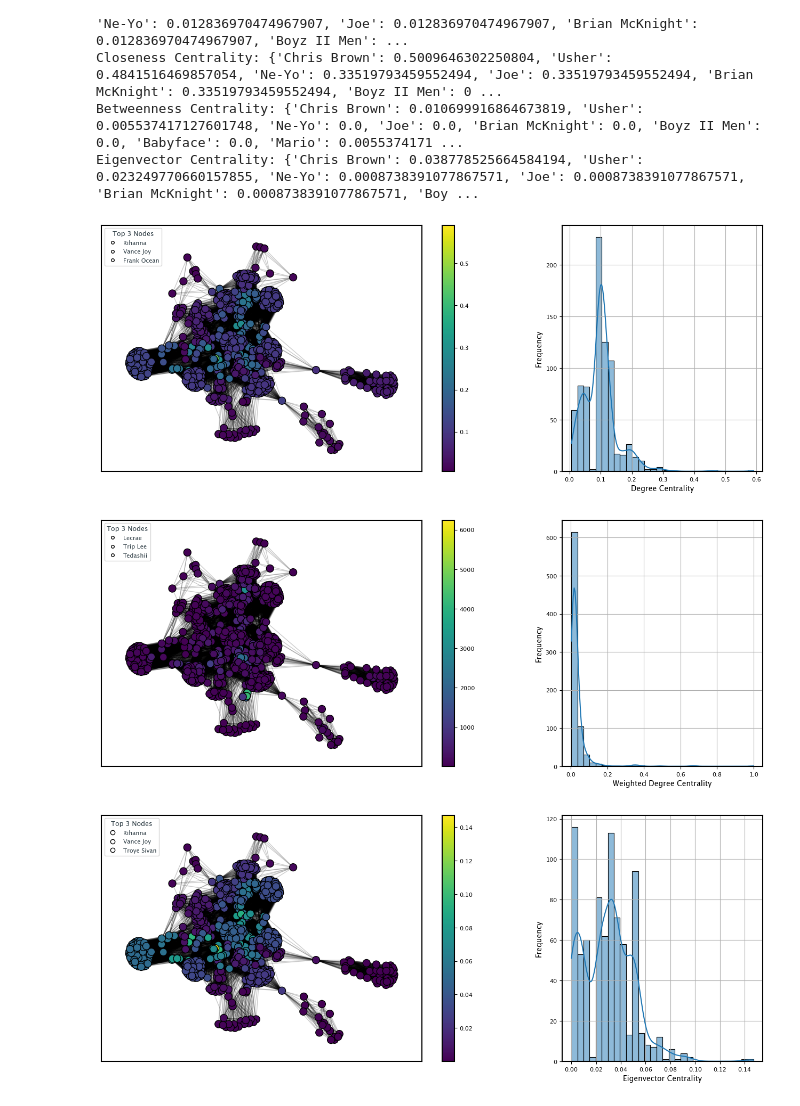
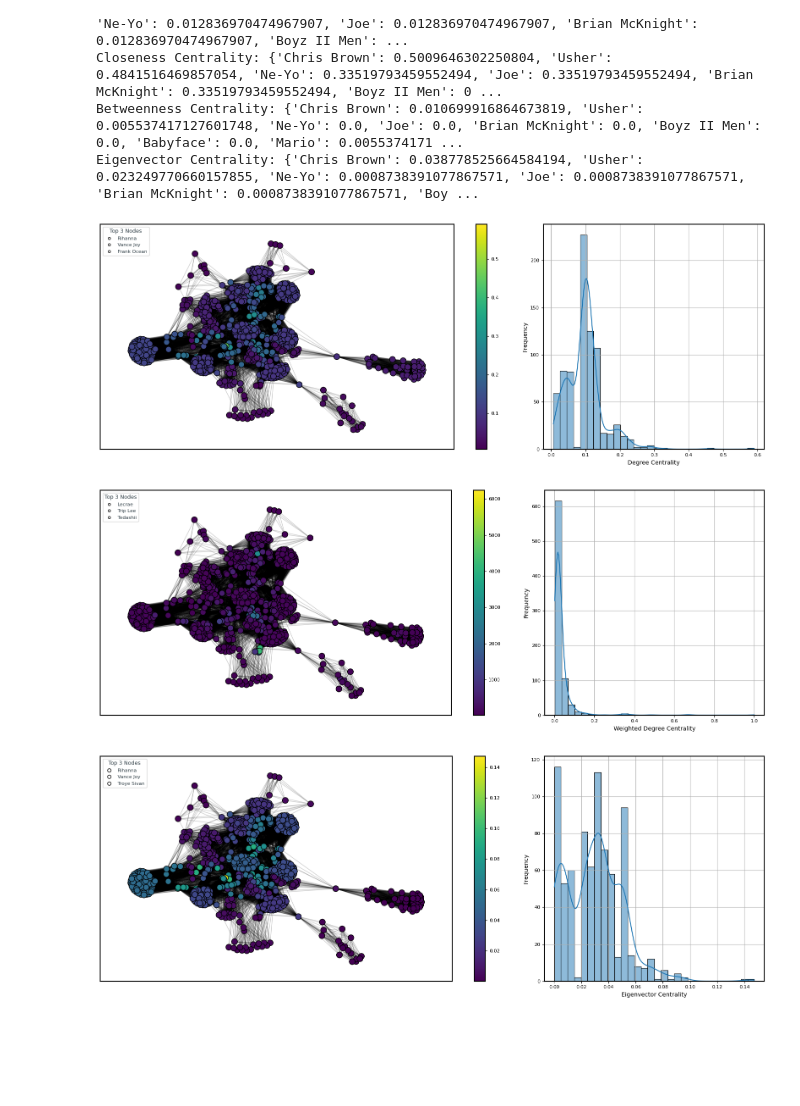
Before and after one commit to micheledinelli/spotify-playlists-network-analysis, a Jupyter notebook: metrics/centrality.ipynb, the cells around one changed output. Cells and saved outputs as stored; diff of their text form; code cells hidden in the pictures; blank space fills up the shorter version.

Commit message:
feat: add centrality notebook and plots

```diff
--- a/metrics/centrality.ipynb
+++ b/metrics/centrality.ipynb
@@ -51,32 +53,33 @@ Eigenvector Centrality: {'Chris Brown': 0.038778525664584194, 'Usher': 0.0232497
 # %%
 fig, axes = plt.subplots(1, 2, figsize=(16, 6), gridspec_kw={'width_ratios': [4, 2]})
 
 degree_centrality_values = list(degree_centrality.values())
 
 pos_degree_centrality = nx.spring_layout(G, seed=42, k=0.3)
 color = list(dict(degree_centrality).values())
 
 nx.draw_networkx_edges(G, pos=pos_degree_centrality, alpha=0.2, ax=axes[0])
 nodes = nx.draw_networkx_nodes(G, pos=pos_degree_centrality, node_color=color, cmap=plt.cm.viridis, edgecolors='black', ax=axes[0], node_size=100)
 
 top_3_nodes = sorted(degree_centrality.items(), key=lambda x: x[1], reverse=True)[:3]
 
 legend_handles = [
     mpl.lines.Line2D([0], [0], label=node, marker='o', markerfacecolor='w', markersize=4, markeredgecolor='black', linestyle='None')
     for node, _ in top_3_nodes
 ]
 axes[0].legend(handles=legend_handles, title='Top 3 Nodes', loc='upper left', fontsize=8, frameon=True)
 
 sns.histplot(degree_centrality_values, ax=axes[1], fill=True, bins=30, kde=True)
 axes[1].set_xlabel("Degree Centrality")
 axes[1].set_ylabel("Frequency")
 axes[1].grid()
 
 plt.colorbar(nodes)
+plt.tight_layout()
 plt.savefig("../plots/degree-centrality.png", transparent=True)
 plt.show()
 # %% [output]
-[figure, old version]
+[figure, new version]
 # %%
 fig, axes = plt.subplots(1, 2, figsize=(16, 6), gridspec_kw={'width_ratios': [4, 2]})
 
@@ -104,10 +107,11 @@ legend_handles = [
 axes[0].legend(handles=legend_handles, title='Top 3 Nodes', loc='upper left', fontsize=8, frameon=True)
 
 plt.colorbar(nodes)
+plt.tight_layout()
 plt.savefig("../plots/weighted-degree-centrality.png", transparent=True)
 plt.show()
 # %% [output]
-[figure, old version]
+[figure, new version]
 # %%
 fig, axes = plt.subplots(1, 2, figsize=(16, 6), gridspec_kw={'width_ratios': [4, 2]})
 
@@ -132,7 +136,8 @@ axes[1].set_ylabel("Frequency")
 axes[1].grid()
 
 plt.colorbar(nodes)
+plt.tight_layout()
 plt.savefig("../plots/eigenvector-centrality.png", transparent=True)
 plt.show()
 # %% [output]
-[figure, old version]
+[figure, new version]
```
Also changed, not shown: parts of 8 cells of this notebook, 10 other files.
